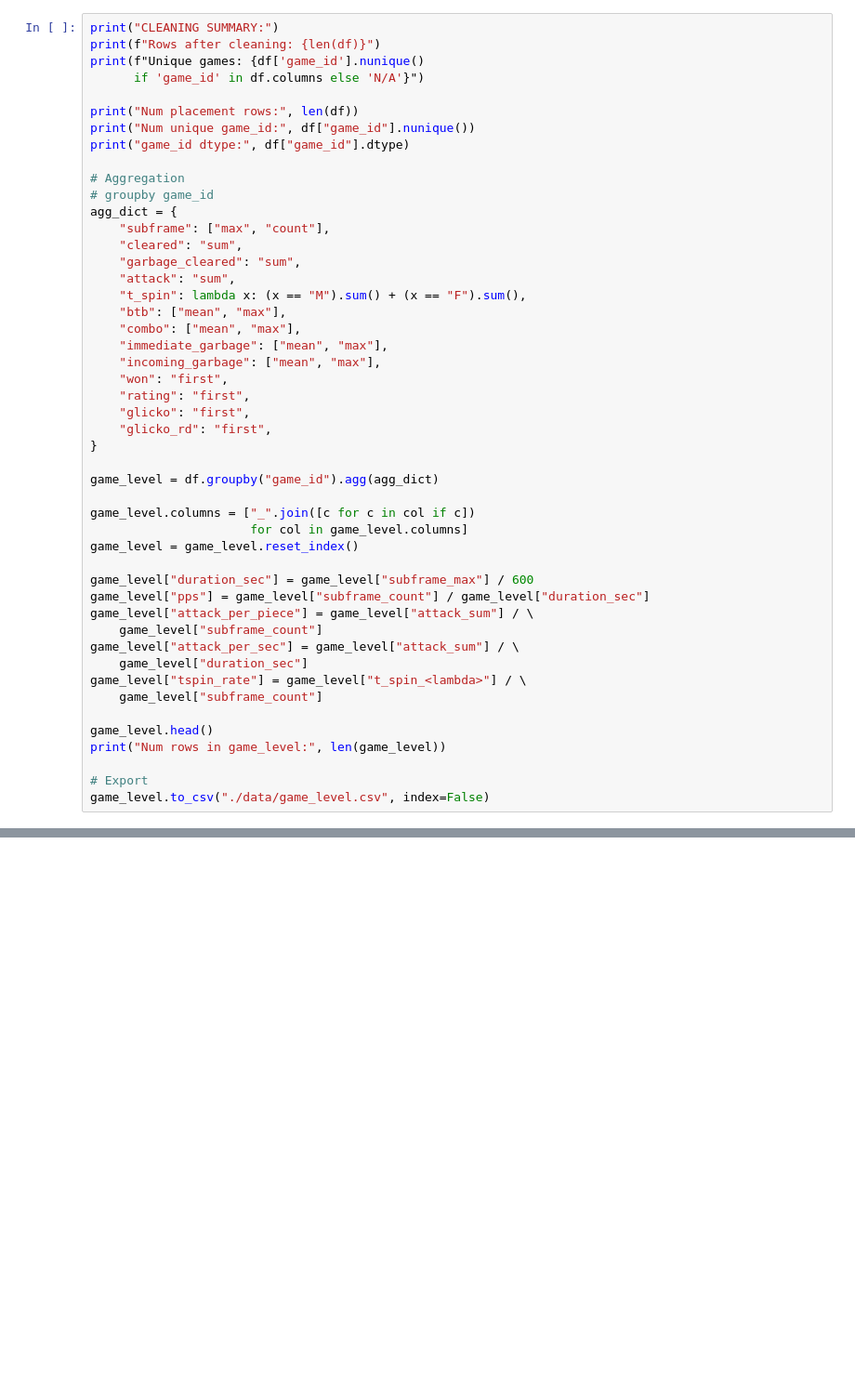
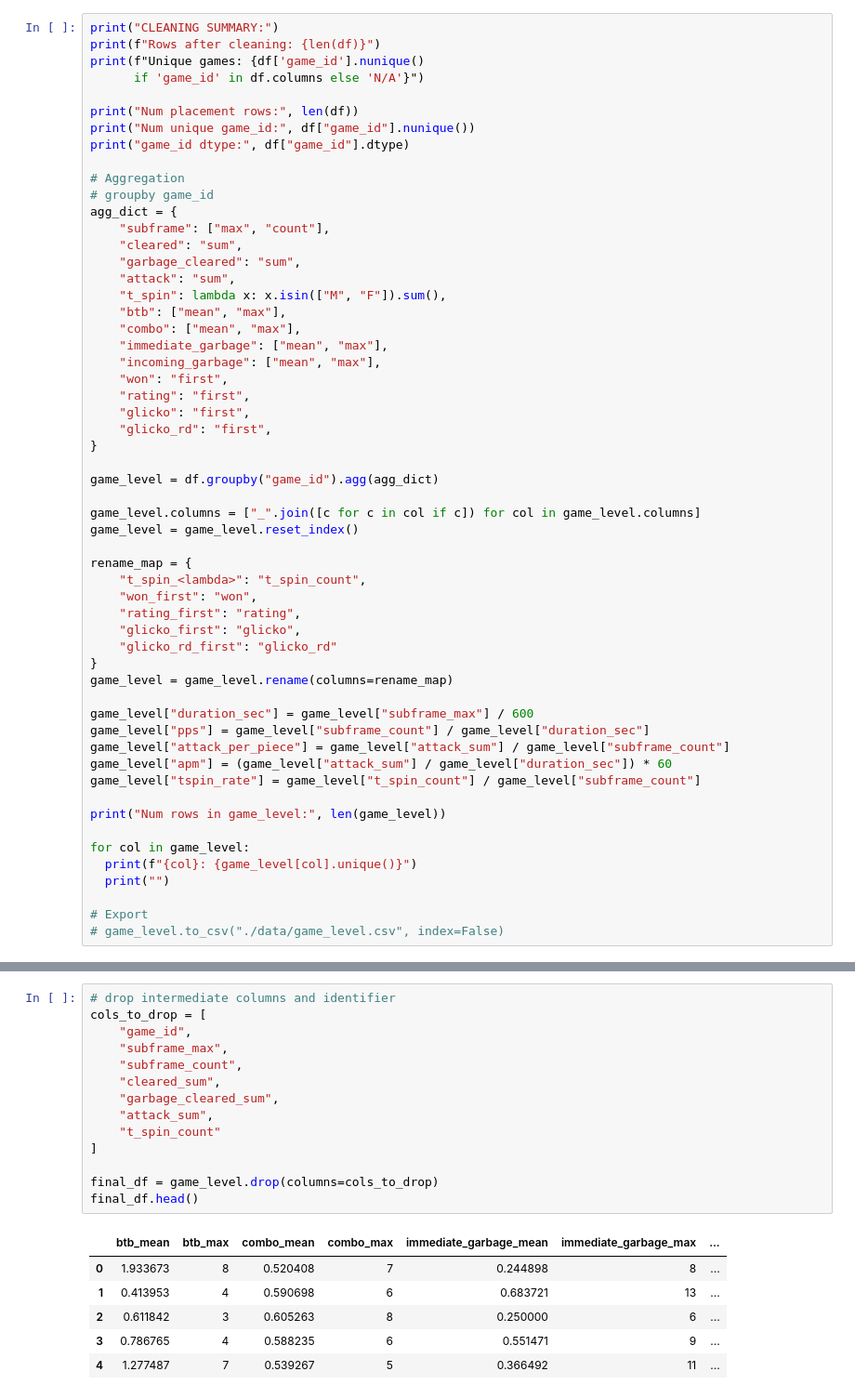
Before and after one commit to Solenad/tetrio-win-prediction, a Jupyter notebook: notebooks/01-data_prep.ipynb, the cells around one changed output, grey strips where cells are left out. Shown at 93% size. Drawn from its saved outputs; the diff is of its cells as text; blank space fills up the shorter version.

```diff
--- a/notebooks/01-data_prep.ipynb
+++ b/notebooks/01-data_prep.ipynb
@@ -131,7 +258,7 @@ agg_dict = {
     "cleared": "sum",
     "garbage_cleared": "sum",
     "attack": "sum",
-    "t_spin": lambda x: (x == "M").sum() + (x == "F").sum(),
+    "t_spin": lambda x: x.isin(["M", "F"]).sum(),
     "btb": ["mean", "max"],
     "combo": ["mean", "max"],
     "immediate_garbage": ["mean", "max"],
@@ -144,21 +271,29 @@ agg_dict = {
 
 game_level = df.groupby("game_id").agg(agg_dict)
 
-game_level.columns = ["_".join([c for c in col if c])
-                      for col in game_level.columns]
+game_level.columns = ["_".join([c for c in col if c]) for col in game_level.columns]
 game_level = game_level.reset_index()
+
+rename_map = {
+    "t_spin_<lambda>": "t_spin_count",
+    "won_first": "won",
+    "rating_first": "rating",
+    "glicko_first": "glicko",
+    "glicko_rd_first": "glicko_rd"
+}
+game_level = game_level.rename(columns=rename_map)
 
 game_level["duration_sec"] = game_level["subframe_max"] / 600
 game_level["pps"] = game_level["subframe_count"] / game_level["duration_sec"]
-game_level["attack_per_piece"] = game_level["attack_sum"] / \
-    game_level["subframe_count"]
-game_level["attack_per_sec"] = game_level["attack_sum"] / \
-    game_level["duration_sec"]
-game_level["tspin_rate"] = game_level["t_spin_<lambda>"] / \
-    game_level["subframe_count"]
+game_level["attack_per_piece"] = game_level["attack_sum"] / game_level["subframe_count"]
+game_level["apm"] = (game_level["attack_sum"] / game_level["duration_sec"]) * 60
+game_level["tspin_rate"] = game_level["t_spin_count"] / game_level["subframe_count"]
 
-game_level.head()
 print("Num rows in game_level:", len(game_level))
 
+for col in game_level:
+  print(f"{col}: {game_level[col].unique()}")
+  print("")
+
 # Export
-game_level.to_csv("./data/game_level.csv", index=False)
+# game_level.to_csv("./data/game_level.csv", index=False)
@@ -164,0 +326,21 @@ game_level.to_csv("./data/game_level.csv", index=False)
+# %%
+# drop intermediate columns and identifier
+cols_to_drop = [
+    "game_id",
+    "subframe_max",
+    "subframe_count",
+    "cleared_sum",
+    "garbage_cleared_sum",
+    "attack_sum",
+    "t_spin_count"
+]
+
+final_df = game_level.drop(columns=cols_to_drop)
+final_df.head()
+# %% [output]
+|  | btb_mean | btb_max | combo_mean | combo_max | immediate_garbage_mean | immediate_garbage_max | ... |
+| 0 | 1.933673 | 8 | 0.520408 | 7 | 0.244898 | 8 | ... |
+| 1 | 0.413953 | 4 | 0.590698 | 6 | 0.683721 | 13 | ... |
+| 2 | 0.611842 | 3 | 0.605263 | 8 | 0.250000 | 6 | ... |
+| 3 | 0.786765 | 4 | 0.588235 | 6 | 0.551471 | 9 | ... |
+| 4 | 1.277487 | 7 | 0.539267 | 5 | 0.366492 | 11 | ... |
```
Also changed, not shown: parts of 36 cells of this notebook.
